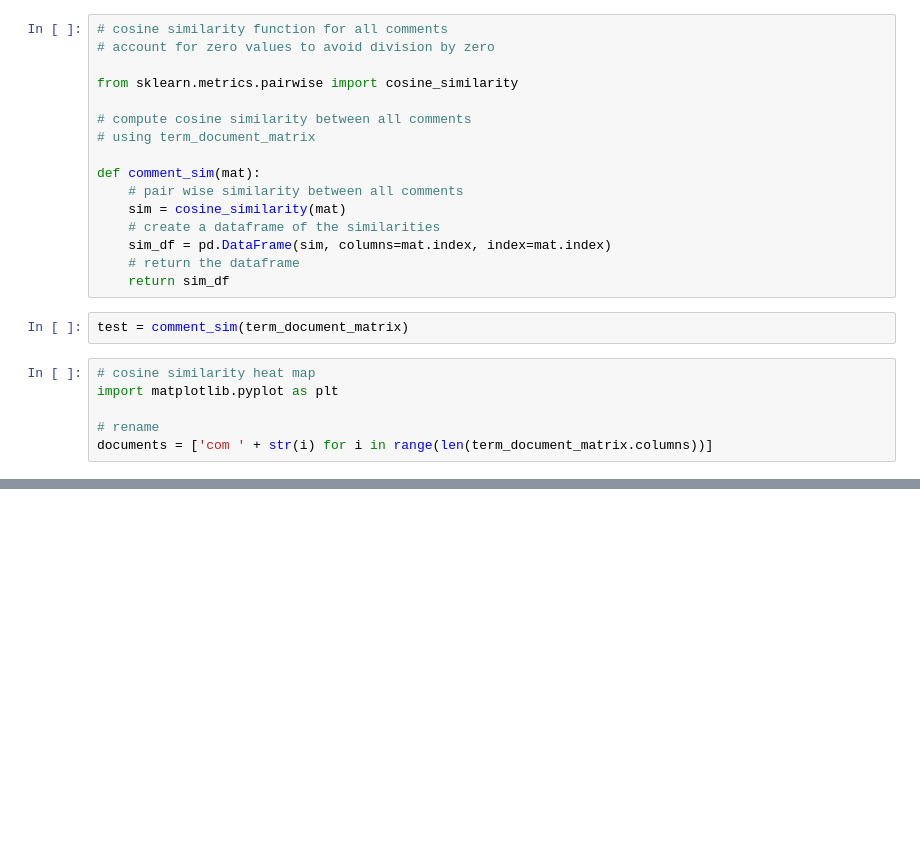
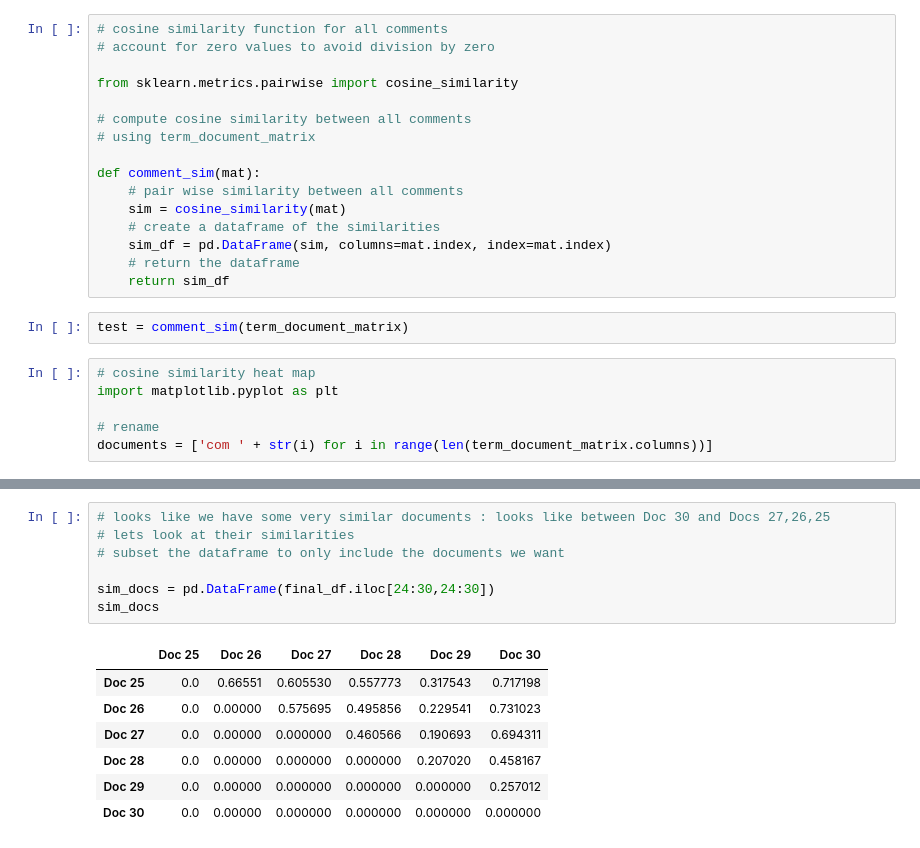
Before and after one commit to labouz/r-euphoria-tm, a Jupyter notebook: py/eda.ipynb, the cells around one changed output, grey strips where cells are left out. Saved outputs shown, nothing was run; the diff lists cells and outputs as text; blank space fills up the shorter version.

```diff
--- a/py/eda.ipynb
+++ b/py/eda.ipynb
@@ -267,0 +354,15 @@ plt.show()
+# %%
+# looks like we have some very similar documents : looks like between Doc 30 and Docs 27,26,25
+# lets look at their similarities
+# subset the dataframe to only include the documents we want
+
+sim_docs = pd.DataFrame(final_df.iloc[24:30,24:30])
+sim_docs
+# %% [output]
+|  | Doc 25 | Doc 26 | Doc 27 | Doc 28 | Doc 29 | Doc 30 |
+| Doc 25 | 0.0 | 0.66551 | 0.605530 | 0.557773 | 0.317543 | 0.717198 |
+| Doc 26 | 0.0 | 0.00000 | 0.575695 | 0.495856 | 0.229541 | 0.731023 |
+| Doc 27 | 0.0 | 0.00000 | 0.000000 | 0.460566 | 0.190693 | 0.694311 |
+| Doc 28 | 0.0 | 0.00000 | 0.000000 | 0.000000 | 0.207020 | 0.458167 |
+| Doc 29 | 0.0 | 0.00000 | 0.000000 | 0.000000 | 0.000000 | 0.257012 |
+| Doc 30 | 0.0 | 0.00000 | 0.000000 | 0.000000 | 0.000000 | 0.000000 |
```
Also changed, not shown: parts of 14 cells of this notebook.
